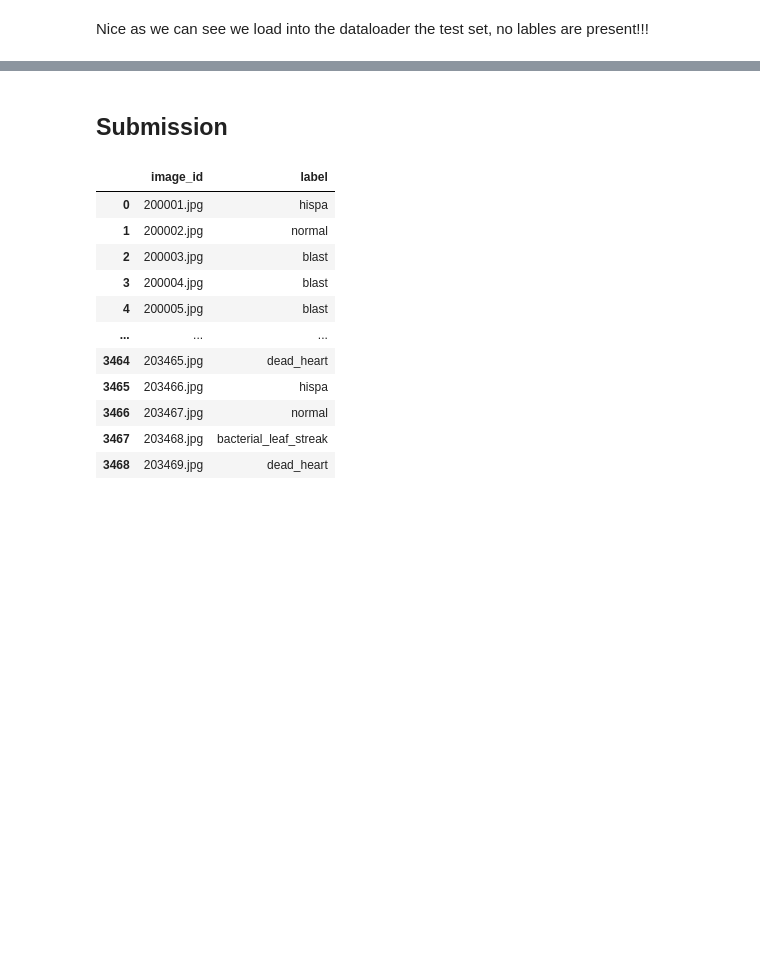
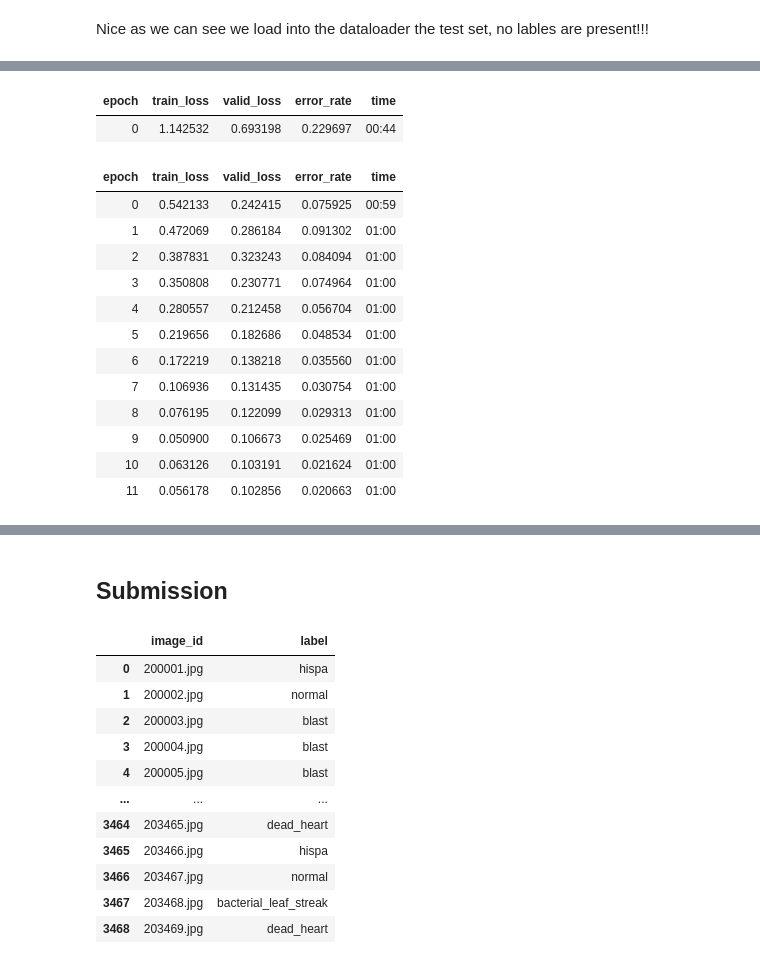
Before and after one commit to lfacc00/paddy, a Jupyter notebook: notebooks/paddy.ipynb, the cells around one changed output, grey strips where cells are left out. Saved outputs shown, nothing was run; the diff lists cells and outputs as text; code cells hidden in the pictures; blank space fills up the shorter version.

```diff
--- a/notebooks/paddy.ipynb
+++ b/notebooks/paddy.ipynb
@@ -198,0 +211,30 @@ Name: idxs, Length: 3469, dtype: object
+# %%
+dls = ImageDataLoaders.from_folder(
+    path=trn_path,
+    valid_pct=0.2,
+    seed=42,
+    item_tfms=Resize(480),
+    batch_tfms=aug_transforms(size=224, min_scale=0.75),
+    bs=32)
+
+learn = vision_learner(dls, 'convnext_small_in22k', metrics=error_rate).to_fp16()
+learn.fine_tune(12, 0.01)
+learn.path = Path('/notebooks/paddy/classifiers')
+learn.export('cn_sml_12_nosquish.pkl')
+probs2, targets2 = learn.tta(dl=tst_dl, n=5, use_max=True)
+# %% [output]
+| epoch | train_loss | valid_loss | error_rate | time |
+| 0 | 1.142532 | 0.693198 | 0.229697 | 00:44 |
+| epoch | train_loss | valid_loss | error_rate | time |
+| 0 | 0.542133 | 0.242415 | 0.075925 | 00:59 |
+| 1 | 0.472069 | 0.286184 | 0.091302 | 01:00 |
+| 2 | 0.387831 | 0.323243 | 0.084094 | 01:00 |
+| 3 | 0.350808 | 0.230771 | 0.074964 | 01:00 |
+| 4 | 0.280557 | 0.212458 | 0.056704 | 01:00 |
+| 5 | 0.219656 | 0.182686 | 0.048534 | 01:00 |
+| 6 | 0.172219 | 0.138218 | 0.035560 | 01:00 |
+| 7 | 0.106936 | 0.131435 | 0.030754 | 01:00 |
+| 8 | 0.076195 | 0.122099 | 0.029313 | 01:00 |
+| 9 | 0.050900 | 0.106673 | 0.025469 | 01:00 |
+| 10 | 0.063126 | 0.103191 | 0.021624 | 01:00 |
+| 11 | 0.056178 | 0.102856 | 0.020663 | 01:00 |
```
Also changed, not shown: parts of 21 cells of this notebook, 1 other file.
